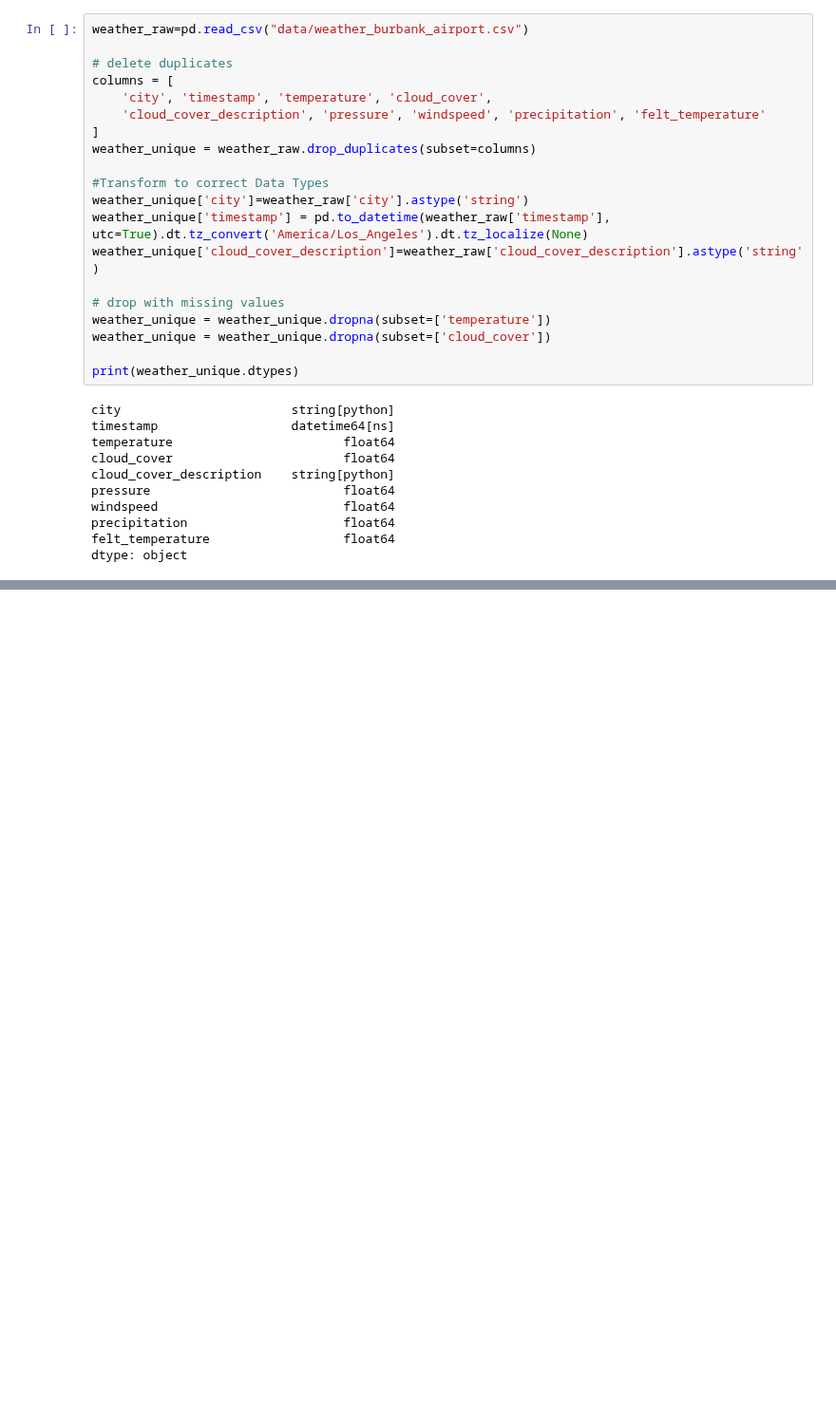
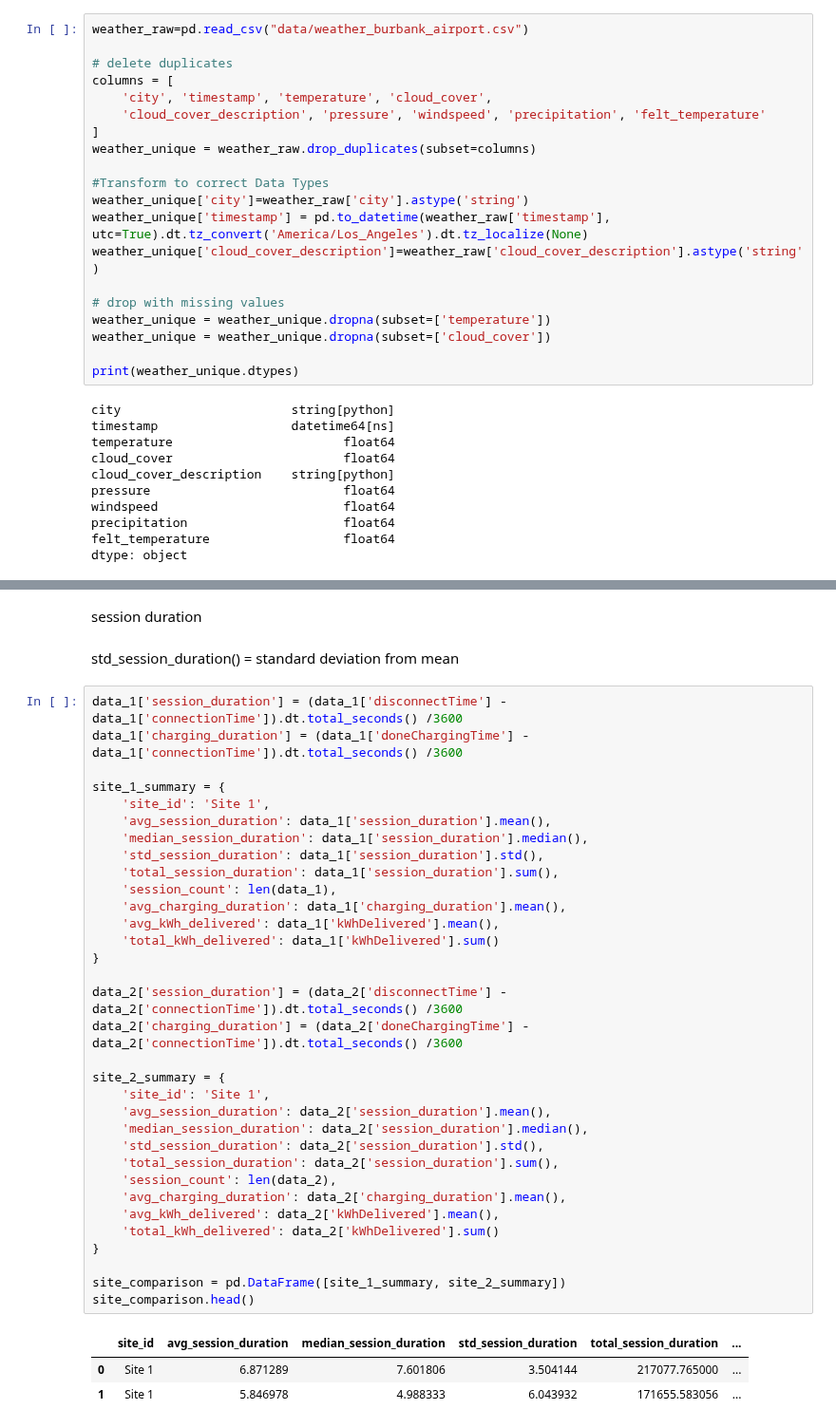
Before and after one commit to Zeyd263/DataDynamos, a Jupyter notebook: Preprocessing.ipynb, the cells around one changed output, grey strips where cells are left out. Shown at 95% size. Saved outputs shown, nothing was run; the diff lists cells and outputs as text; blank space fills up the shorter version.

```diff
--- a/Preprocessing.ipynb
+++ b/Preprocessing.ipynb
@@ -247,0 +319,41 @@ dtype: object
+# %% [markdown]
+session duration
+# %% [markdown]
+std_session_duration() = standard deviation from mean
+# %%
+data_1['session_duration'] = (data_1['disconnectTime'] - data_1['connectionTime']).dt.total_seconds() /3600
+data_1['charging_duration'] = (data_1['doneChargingTime'] - data_1['connectionTime']).dt.total_seconds() /3600
+
+site_1_summary = {
+    'site_id': 'Site 1',
+    'avg_session_duration': data_1['session_duration'].mean(),
+    'median_session_duration': data_1['session_duration'].median(),
+    'std_session_duration': data_1['session_duration'].std(),
+    'total_session_duration': data_1['session_duration'].sum(),
+    'session_count': len(data_1),
+    'avg_charging_duration': data_1['charging_duration'].mean(),
+    'avg_kWh_delivered': data_1['kWhDelivered'].mean(),
+    'total_kWh_delivered': data_1['kWhDelivered'].sum()
+}
+
+data_2['session_duration'] = (data_2['disconnectTime'] - data_2['connectionTime']).dt.total_seconds() /3600
+data_2['charging_duration'] = (data_2['doneChargingTime'] - data_2['connectionTime']).dt.total_seconds() /3600
+
+site_2_summary = {
+    'site_id': 'Site 1',
+    'avg_session_duration': data_2['session_duration'].mean(),
+    'median_session_duration': data_2['session_duration'].median(),
+    'std_session_duration': data_2['session_duration'].std(),
+    'total_session_duration': data_2['session_duration'].sum(),
+    'session_count': len(data_2),
+    'avg_charging_duration': data_2['charging_duration'].mean(),
+    'avg_kWh_delivered': data_2['kWhDelivered'].mean(),
+    'total_kWh_delivered': data_2['kWhDelivered'].sum()
+}
+
+site_comparison = pd.DataFrame([site_1_summary, site_2_summary])
+site_comparison.head()
+# %% [output]
+|  | site_id | avg_session_duration | median_session_duration | std_session_duration | total_session_duration | ... |
+| 0 | Site 1 | 6.871289 | 7.601806 | 3.504144 | 217077.765000 | ... |
+| 1 | Site 1 | 5.846978 | 4.988333 | 6.043932 | 171655.583056 | ... |
```
Also changed, not shown: parts of 9 cells of this notebook.
